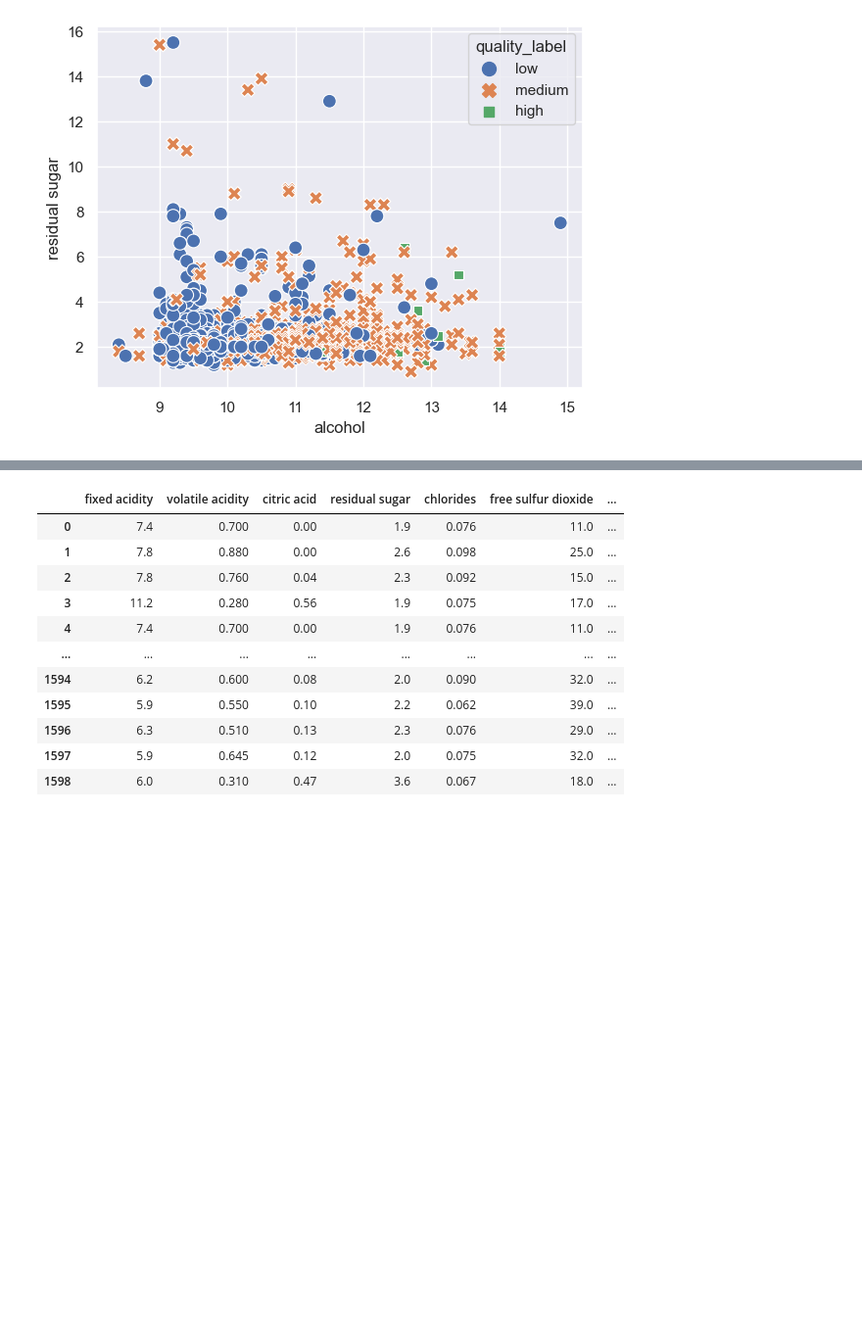
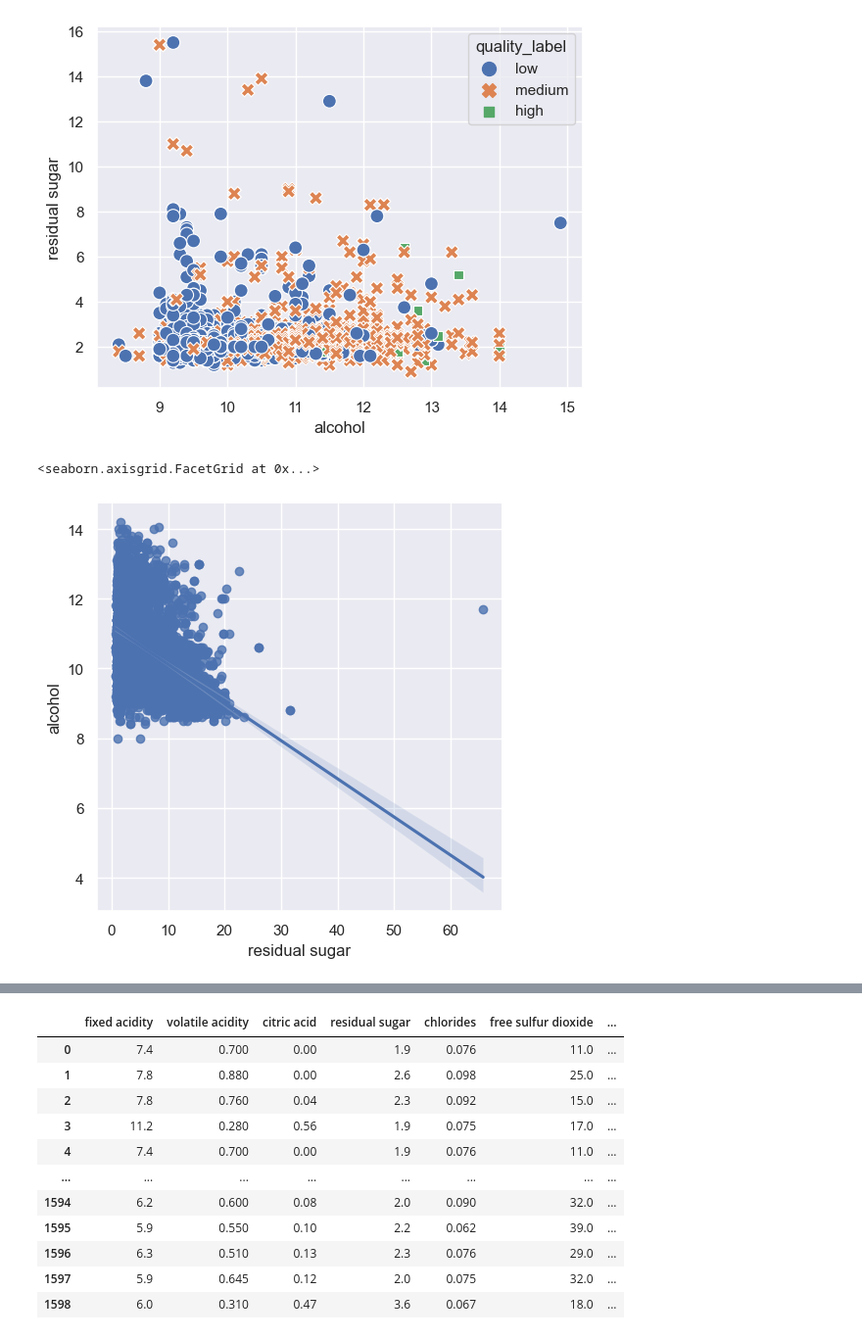
Before and after one commit to roop-kaur/BBVines, a Jupyter notebook: sprint_1.ipynb, the cells around one changed output, grey strips where cells are left out. Shown at 98% size. Cells and saved outputs as stored; diff of their text form; code cells hidden in the pictures; blank space fills up the shorter version.

```diff
--- a/sprint_1.ipynb
+++ b/sprint_1.ipynb
@@ -315,4 +347,9 @@ sns.scatterplot(data=red_wine, x='alcohol', y='residual sugar', hue='quality_lab
 # %% [output]
 <Axes: xlabel='alcohol', ylabel='residual sugar'>
 [figure]
+# %%
+sns.lmplot(data=white_wine, x='residual sugar', y='alcohol')
+# %% [output]
+<seaborn.axisgrid.FacetGrid at 0x...>
+[figure, added]
 # %%
```
Also changed, not shown: parts of 29 cells of this notebook, 2 other files.
